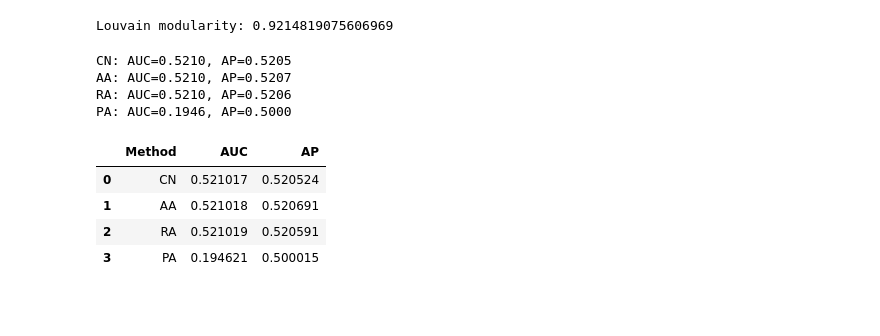
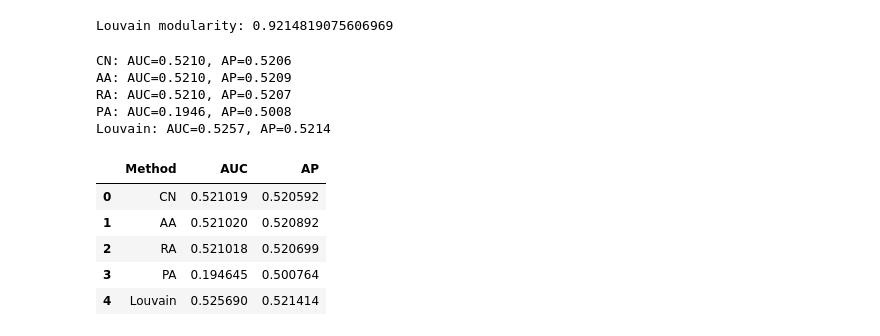
Before and after one commit to nhatthaiuit/SocialNetworkAnalysis, a Jupyter notebook: Code/MainCode.ipynb, the cells around one changed output. Cells and saved outputs as stored; diff of their text form; code cells hidden in the pictures; blank space fills up the shorter version.

```diff
--- a/Code/MainCode.ipynb
+++ b/Code/MainCode.ipynb
@@ -219,30 +213,33 @@ HYB_PA = make_hybrid(preferential_attachment, partition)
 # %%
 methods = [
     ("CN", common_neighbors),
     ("AA", adamic_adar),
     ("RA", resource_allocation),
     ("PA", preferential_attachment),
+    ("Louvain", same_comm),
 ]
 
 results = []
 node_pool_train_active = set(df_train["author1"]).union(set(df_train["author2"]))
 for name, func in methods:
     auc, ap = evaluate_lp(G_train, E_test_pos, func, node_pool=node_pool_train_active)
     print(f"{name}: AUC={auc:.4f}, AP={ap:.4f}")
     results.append((name, auc, ap))
 
 df_results = pd.DataFrame(results, columns=["Method", "AUC", "AP"])
 df_results
 # %% [output]
-CN: AUC=0.5210, AP=0.5205
-AA: AUC=0.5210, AP=0.5207
-RA: AUC=0.5210, AP=0.5206
-PA: AUC=0.1946, AP=0.5000
+CN: AUC=0.5210, AP=0.5206
+AA: AUC=0.5210, AP=0.5209
+RA: AUC=0.5210, AP=0.5207
+PA: AUC=0.1946, AP=0.5008
+Louvain: AUC=0.5257, AP=0.5214
 |  | Method | AUC | AP |
-| 0 | CN | 0.521017 | 0.520524 |
-| 1 | AA | 0.521018 | 0.520691 |
-| 2 | RA | 0.521019 | 0.520591 |
-| 3 | PA | 0.194621 | 0.500015 |
+| 0 | CN | 0.521019 | 0.520592 |
+| 1 | AA | 0.521020 | 0.520892 |
+| 2 | RA | 0.521018 | 0.520699 |
+| 3 | PA | 0.194645 | 0.500764 |
+| 4 | Louvain | 0.525690 | 0.521414 |
 # %%
 hyb_methods = [
     ("HYB_CN", HYB_CN),
```
Also changed, not shown: parts of 3 cells of this notebook, 3 other files.
